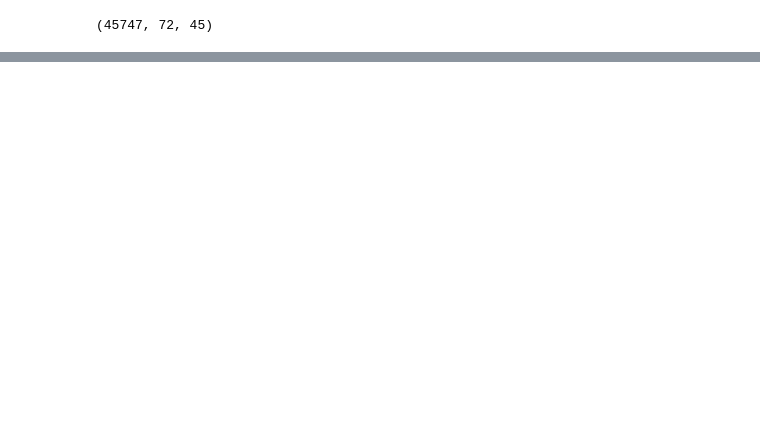
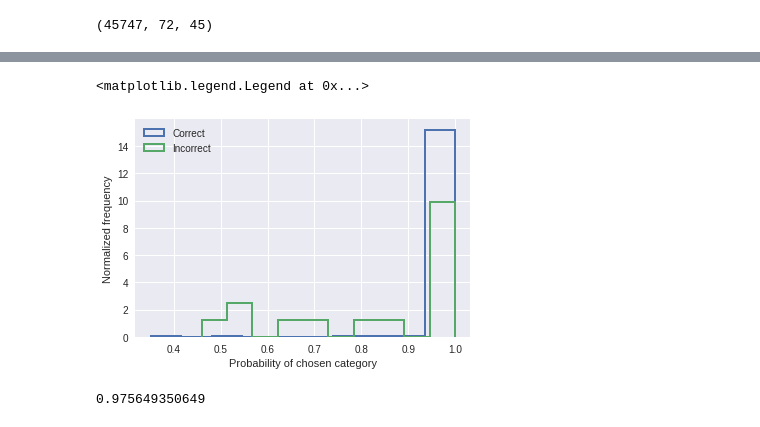
Before and after one commit to uw-biomedical-ml/bundlenet, a Jupyter notebook: yeh-atlas.ipynb, the cells around one changed output, grey strips where cells are left out. Cells and saved outputs as stored; diff of their text form; code cells hidden in the pictures; blank space fills up the shorter version.

```diff
--- a/yeh-atlas.ipynb
+++ b/yeh-atlas.ipynb
@@ -186,0 +179,7 @@ fig = bn.plot_accuracy(training)
+# %%
+p_bundles = np.array([bundle_names[ii] for ii in p_idx])
+# %%
+loaded_from_file = np.load('./yeh-atlas-projections.npz')
+labels_test = loaded_from_file['labels_test']
+# %%
+actual_labels = np.array([bundle_names[ii] for ii in (labels_test - 1).astype(int)])
@@ -186,0 +209,19 @@ fig = bn.plot_accuracy(training)
+# %%
+p_error = p[~(p_bundles == actual_labels)]
+p_correct = p[p_bundles == actual_labels]
+# %%
+fig, ax = plt.subplots(1)
+ax.hist(np.max(p_correct, -1), histtype='step', linewidth=2, normed=True, bins=10, label="Correct")
+ax.hist(np.max(p_error, -1), histtype='step', linewidth=2, normed=True, bins=10, label="Incorrect")
+ax.set_xlabel("Probability of chosen category")
+ax.set_ylabel("Normalized frequency")
+plt.legend(loc="upper left")
+# %% [output]
+<matplotlib.legend.Legend at 0x...>
+[figure, added]
+# %%
+from sklearn.metrics import cohen_kappa_score
+kappa = cohen_kappa_score(p_bundles, actual_labels)
+print(kappa)
+# %% [output]
+0.975649350649
```
Also changed, not shown: parts of 20 cells of this notebook, 1 other file.
